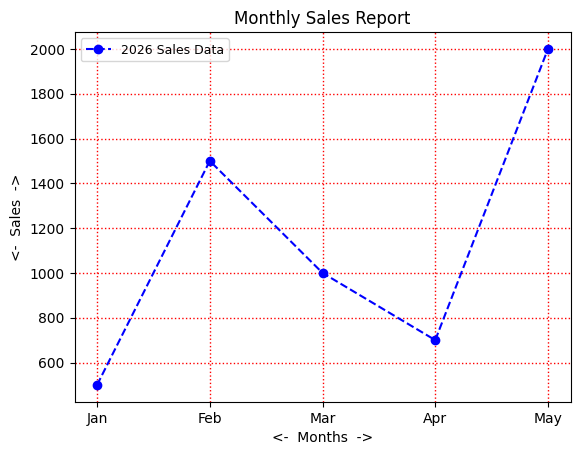
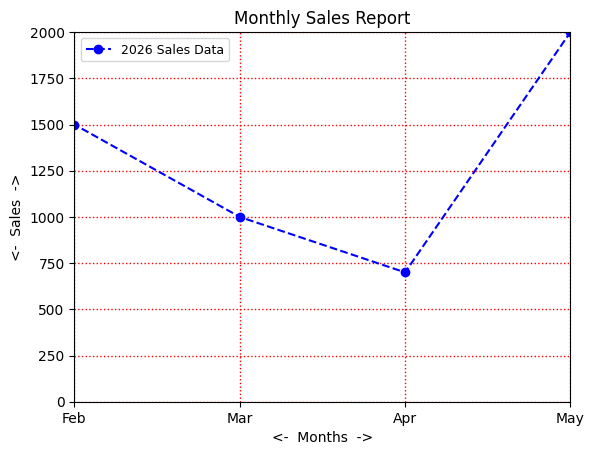
Unified diff of the notebook cell whose output changed from the first chart to the second:
--- before
+++ after
@@ -9,5 +9,10 @@
 plt.xlabel("<-  Months  ->")
 plt.ylabel("<-  Sales  ->")
+
 plt.legend(loc= "best", fontsize= 9)
 plt.grid(color= "red", linestyle= ":", linewidth= 1)
+
+plt.xlim(1,4)
+plt.ylim(0,2000)
+
 plt.show()

Commit: learn xlim() ylim()